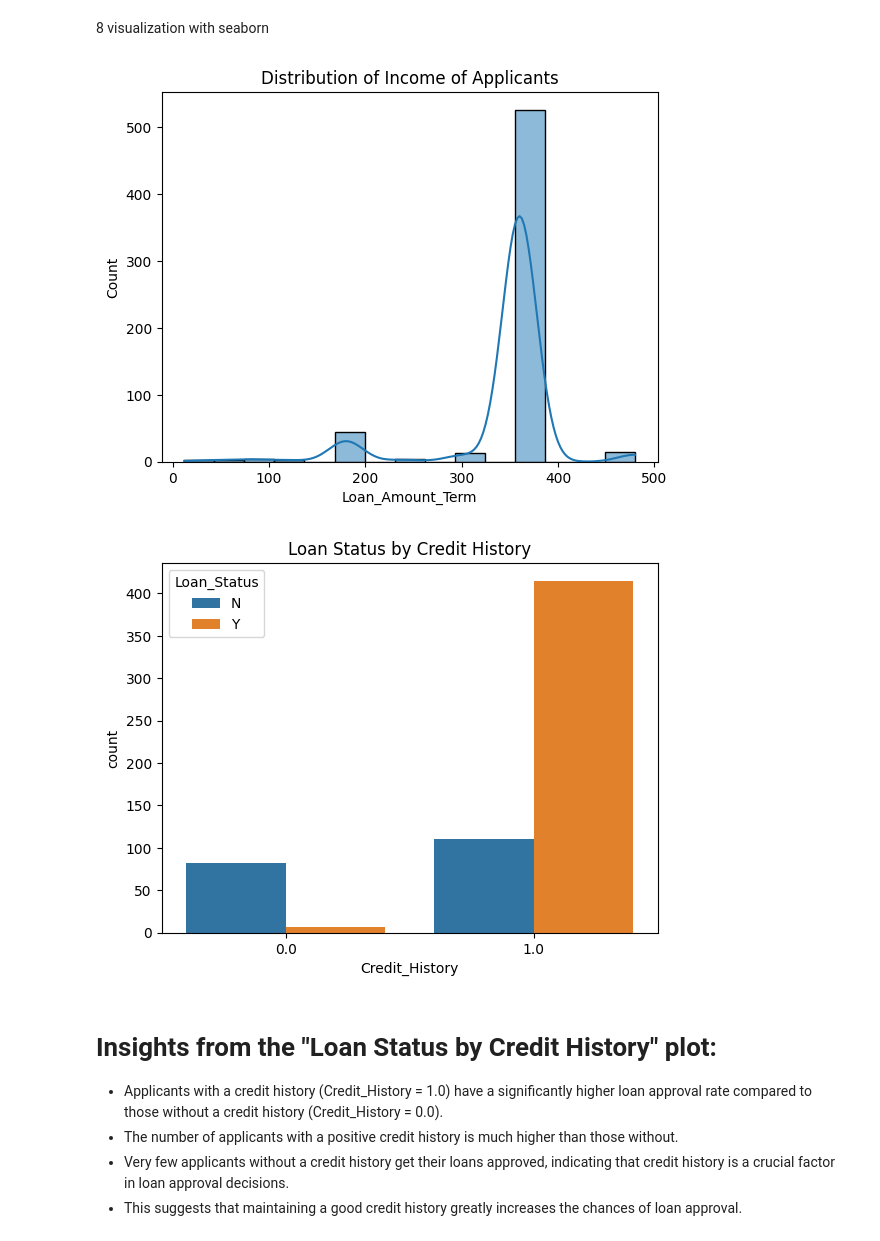
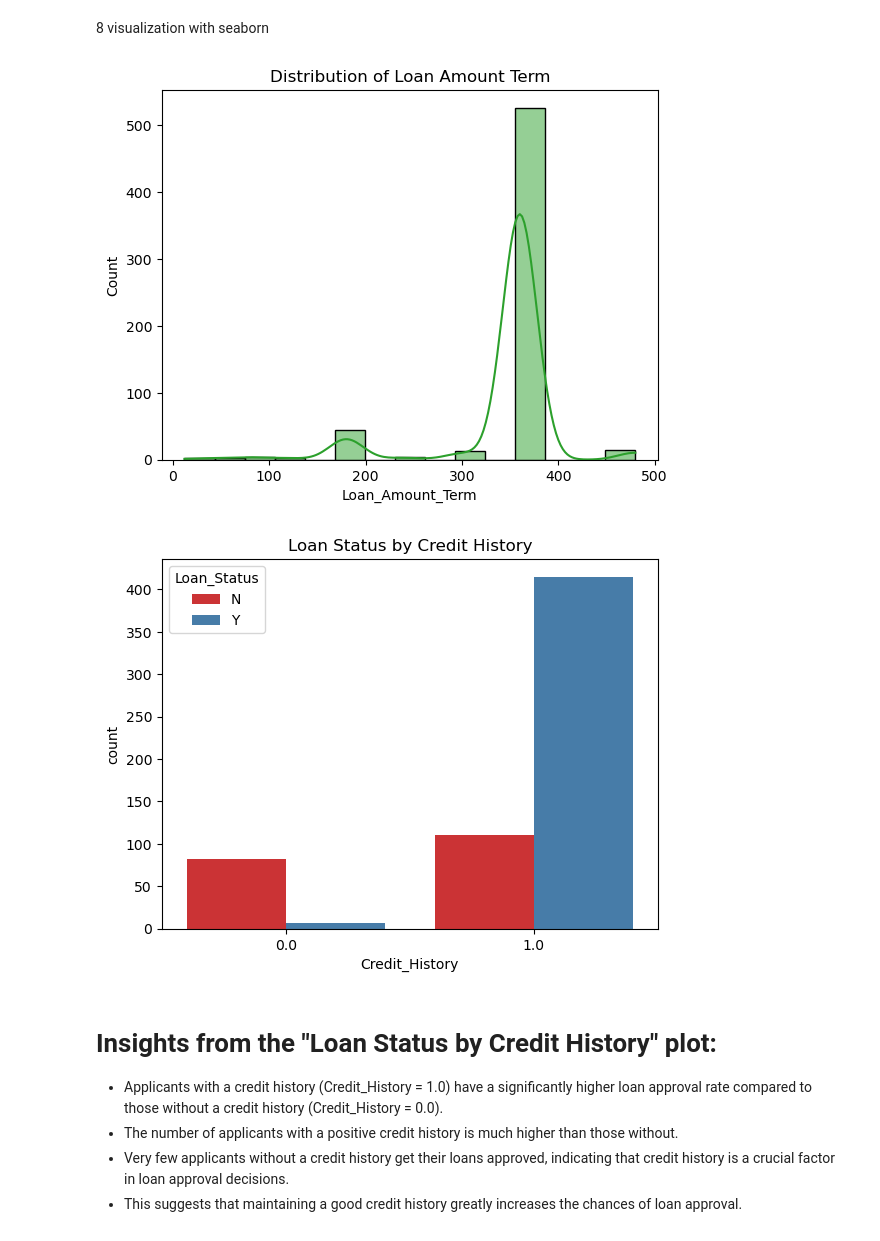
Before and after one commit to SaiSrikar0/data_analysis, a Jupyter notebook: eda_loan.ipynb, the cells around one changed output. Drawn from its saved outputs; the diff is of its cells as text; code cells hidden in the pictures.

Commit message:
data analysis on datasets

```diff
--- a/eda_loan.ipynb
+++ b/eda_loan.ipynb
@@ -153,17 +153,17 @@ plt.show()
 # %% [markdown]
 8 visualization with seaborn
 # %%
-sns.histplot(df['Loan_Amount_Term'], bins=15, kde=True)
+sns.histplot(df['Loan_Amount_Term'], bins=15, kde=True, color='C2')
 plt.title("Distribution of Loan Amount Term")
 plt.show()
 # %% [output]
-[figure, old version]
+[figure, new version]
 # %%
-sns.countplot(x='Credit_History', hue='Loan_Status', data=df)
+sns.countplot(x='Credit_History', hue='Loan_Status', data=df, palette='Set1')
 plt.title("Loan Status by Credit History")
 plt.show()
 # %% [output]
-[figure, old version]
+[figure, new version]
 # %% [markdown]
 # Insights from the "Loan Status by Credit History" plot:
 
```
Also changed, not shown: parts of 3 cells of this notebook, 7 other files.
